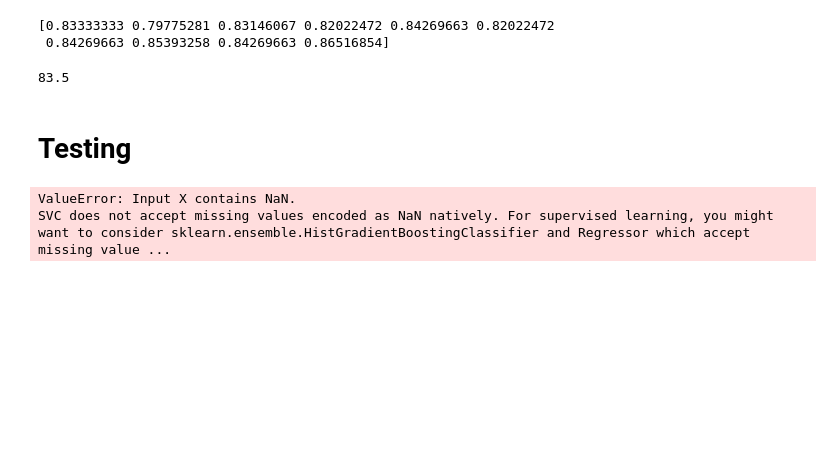
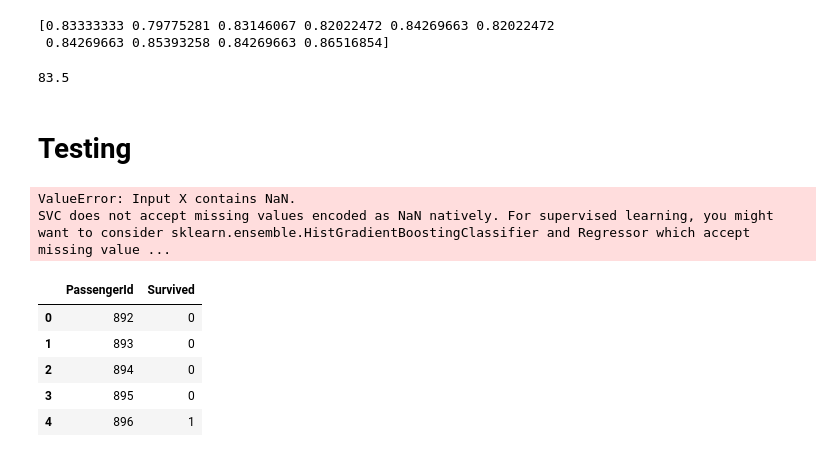
Before and after one commit to sty0507/MyKaggle, a Jupyter notebook: titanic/index.ipynb, the cells around one changed output. Saved outputs shown, nothing was run; the diff lists cells and outputs as text; code cells hidden in the pictures; blank space fills up the shorter version.

```diff
--- a/titanic/index.ipynb
+++ b/titanic/index.ipynb
@@ -873,3 +870,28 @@ prediction = clf.predict(test_data)
 # %% [output]
 ValueError: Input X contains NaN.
 SVC does not accept missing values encoded as NaN natively. For supervised learning, you might want to consider sklearn.ensemble.HistGradientBoostingClassifier and Regressor which accept missing value ...
+# %%
+# 결측치 이슈 때문에 어쩔 수 없이 구글링 끝에 찾은 결측치가 있어도 돌아가는 모델을 사용
+from sklearn.ensemble import HistGradientBoostingClassifier
+
+model = HistGradientBoostingClassifier()
+model.fit(train_data, target)
+
+test_data = test.drop("PassengerId", axis=1).copy()
+prediction = model.predict(test_data)
+# %%
+submission = pd.DataFrame({
+    "PassengerId" : test["PassengerId"],
+    "Survived" : prediction
+})
+submission.to_csv("data/submission.csv", index=False)
+
+submission = pd.read_csv("data/submission.csv")
+submission.head()
+# %% [output]
+|  | PassengerId | Survived |
+| 0 | 892 | 0 |
+| 1 | 893 | 0 |
+| 2 | 894 | 0 |
+| 3 | 895 | 0 |
+| 4 | 896 | 1 |
```
Also changed, not shown: parts of 9 cells of this notebook, 2 other files.
